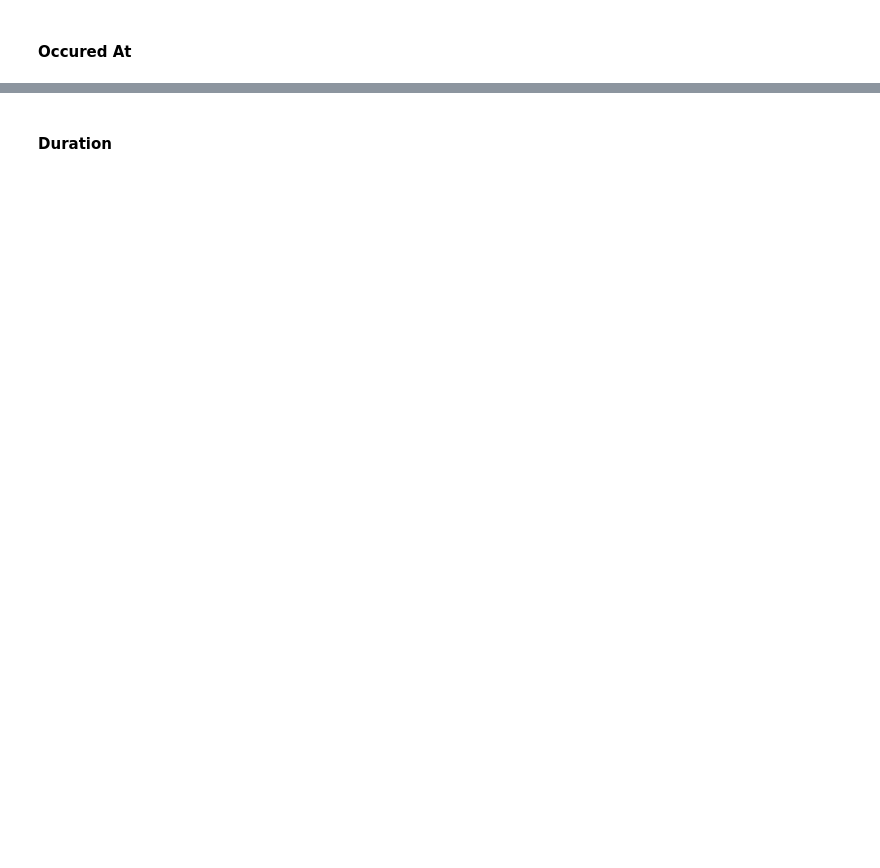
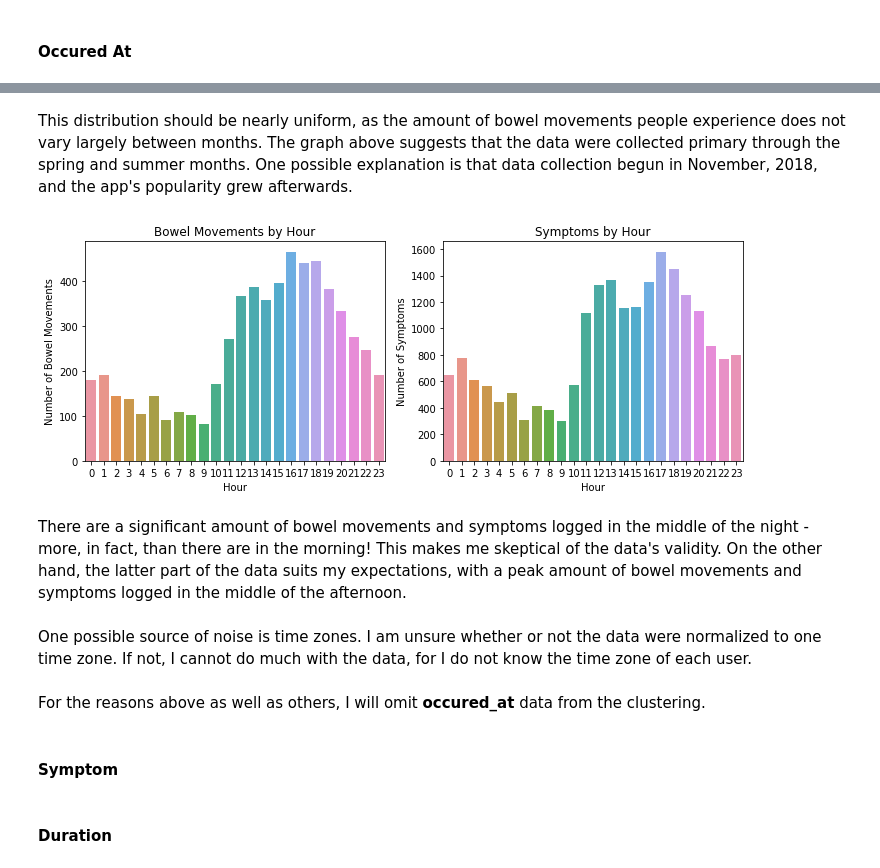
Before and after one commit to samdeverett/Dieta-User-Clustering, a Jupyter notebook: Summary.ipynb, the cells around one changed output, grey strips where cells are left out. Cells and saved outputs as stored; diff of their text form; code cells hidden in the pictures; blank space fills up the shorter version.

```diff
--- a/Summary.ipynb
+++ b/Summary.ipynb
@@ -251,3 +309,31 @@ Bowel Movements:
+# %% [markdown]
+This distribution should be nearly uniform, as the amount of bowel movements people experience does not vary largely between months. The graph above suggests that the data were collected primary through the spring and summer months. One possible explanation is that data collection begun in November, 2018, and the app's popularity grew afterwards.
+# %%
+plt.figure(figsize=(10, 4))
+
+plt.subplot(1, 2, 1)
+sns.countplot(bm_occurrences.hour)
+plt.xlabel('Hour')
+plt.ylabel('Number of Bowel Movements')
+plt.title('Bowel Movements by Hour')
+
+plt.subplot(1, 2, 2)
+sns.countplot(sym_occurrences.hour)
+plt.xlabel('Hour')
+plt.ylabel('Number of Symptoms')
+plt.title('Symptoms by Hour')
+
+plt.tight_layout();
+# %% [output]
+[figure, added]
+# %% [markdown]
+There are a significant amount of bowel movements and symptoms logged in the middle of the night - more, in fact, than there are in the morning! This makes me skeptical of the data's validity. On the other hand, the latter part of the data suits my expectations, with a peak amount of bowel movements and symptoms logged in the middle of the afternoon.
+# %% [markdown]
+One possible source of noise is time zones. I am unsure whether or not the data were normalized to one time zone. If not, I cannot do much with the data, for I do not know the time zone of each user.
+# %% [markdown]
+For the reasons above as well as others, I will omit **occured_at** data from the clustering.
+# %% [markdown]
+#### Symptom
 # %% [markdown]
 #### Duration
 # %% [markdown]
```
Also changed, not shown: parts of 19 cells of this notebook.
